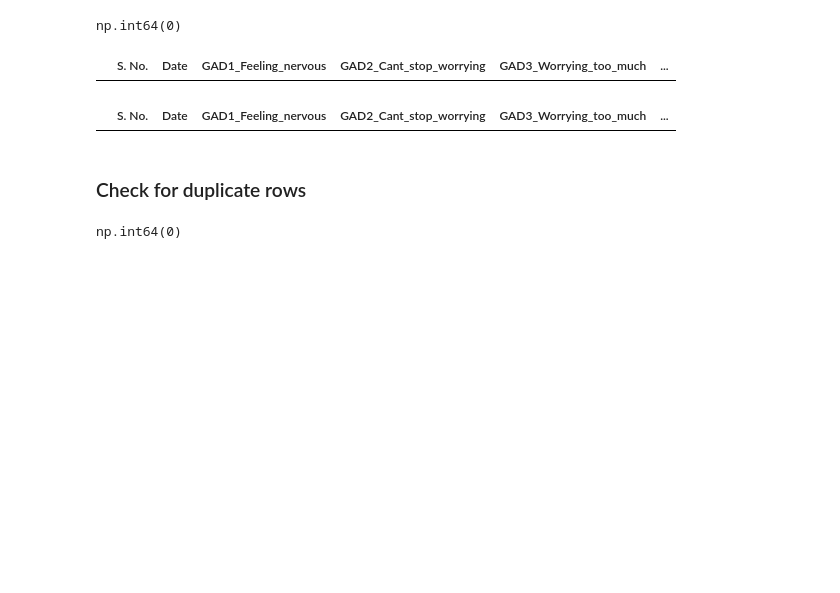
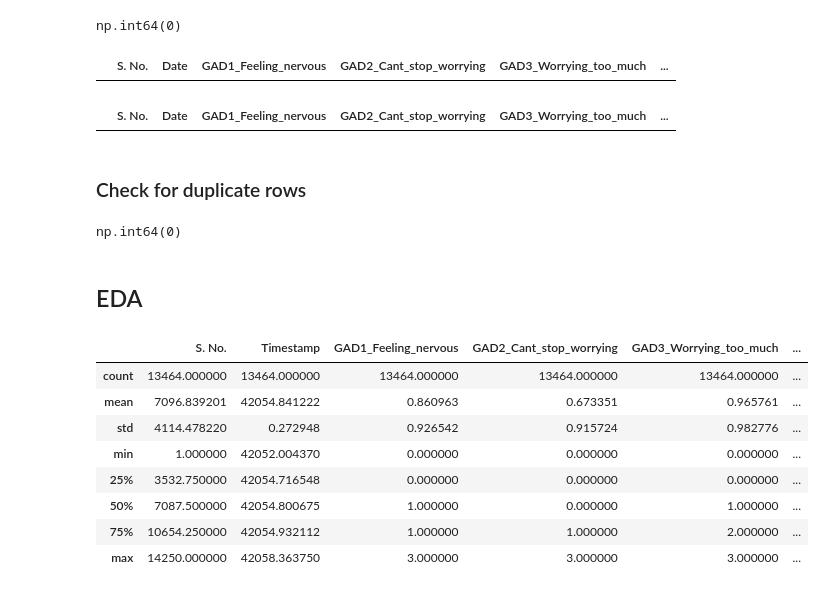
Before and after one commit to amallred/gaming-mental-health-analysis, a Jupyter notebook: data_cleaning.ipynb, the cells around one changed output. Drawn from its saved outputs; the diff is of its cells as text; code cells hidden in the pictures; blank space fills up the shorter version.

```diff
--- a/data_cleaning.ipynb
+++ b/data_cleaning.ipynb
@@ -580,3 +508,18 @@ clean_df[clean_df['Degree'].isna()]
 clean_df.duplicated().sum()
 # %% [output]
 np.int64(0)
+# %% [markdown]
+## EDA
+# %%
+# clean_df.info()
+clean_df.describe()
+# %% [output]
+|  | S. No. | Timestamp | GAD1_Feeling_nervous | GAD2_Cant_stop_worrying | GAD3_Worrying_too_much | ... |
+| count | 13464.000000 | 13464.000000 | 13464.000000 | 13464.000000 | 13464.000000 | ... |
+| mean | 7096.839201 | 42054.841222 | 0.860963 | 0.673351 | 0.965761 | ... |
+| std | 4114.478220 | 0.272948 | 0.926542 | 0.915724 | 0.982776 | ... |
+| min | 1.000000 | 42052.004370 | 0.000000 | 0.000000 | 0.000000 | ... |
+| 25% | 3532.750000 | 42054.716548 | 0.000000 | 0.000000 | 0.000000 | ... |
+| 50% | 7087.500000 | 42054.800675 | 1.000000 | 0.000000 | 1.000000 | ... |
+| 75% | 10654.250000 | 42054.932112 | 1.000000 | 1.000000 | 2.000000 | ... |
+| max | 14250.000000 | 42058.363750 | 3.000000 | 3.000000 | 3.000000 | ... |
```
Also changed, not shown: parts of 9 cells of this notebook, 5 other files.
